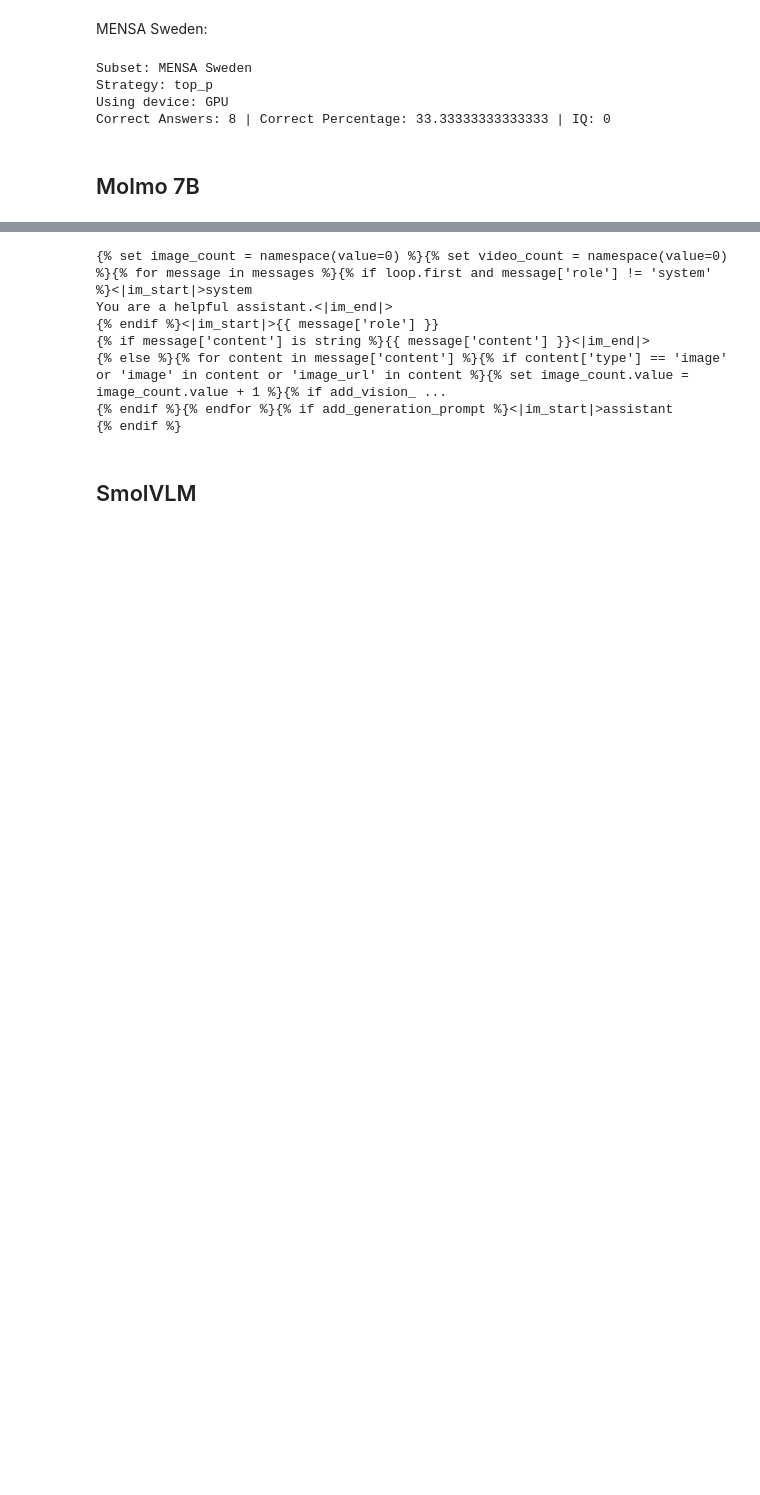
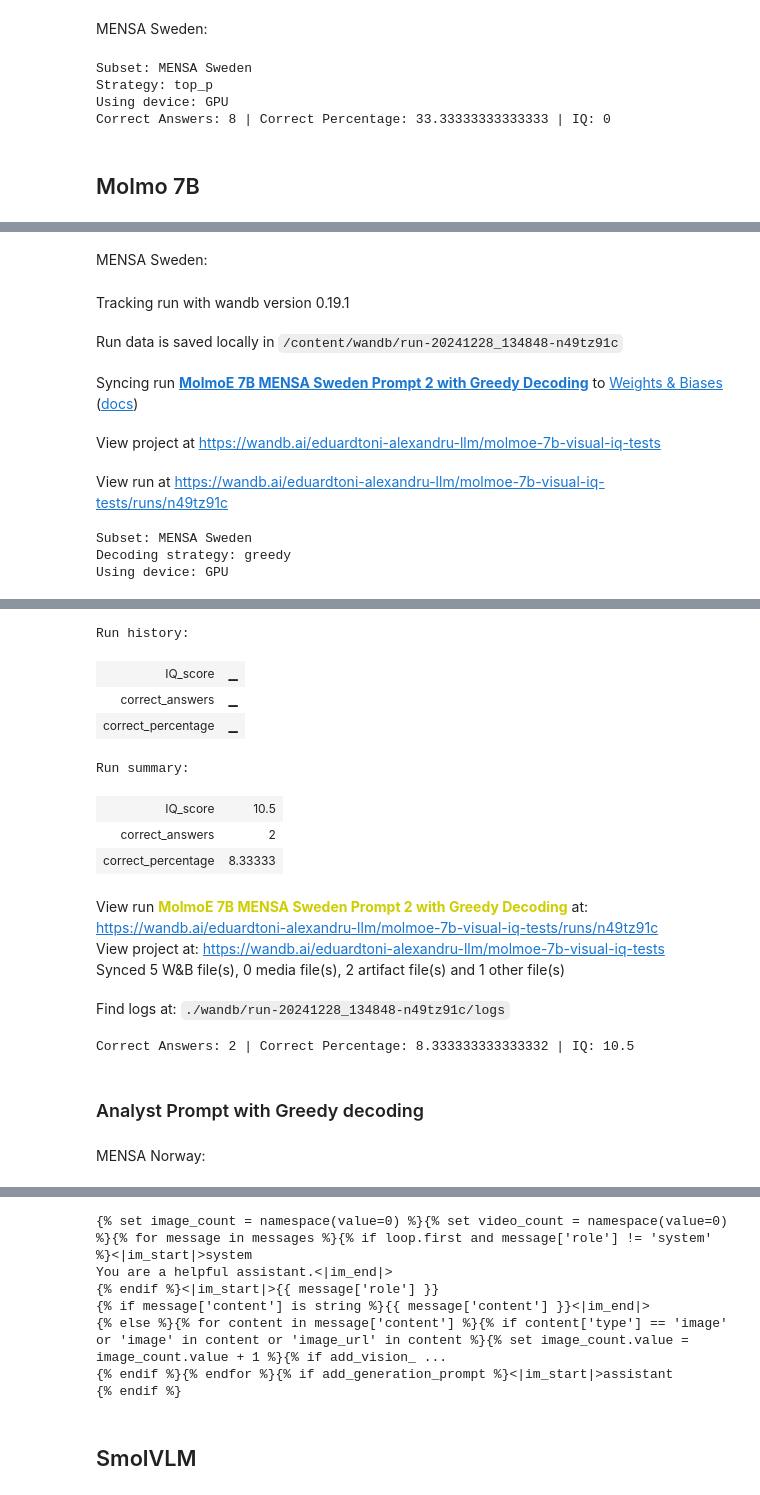
Before and after one commit to eduardalexandrut/llm-iq-test, a Jupyter notebook: LLM_visual_iq_test.ipynb, the cells around one changed output, grey strips where cells are left out. Drawn from its saved outputs; the diff is of its cells as text; code cells hidden in the pictures; blank space fills up the shorter version.

Commit message:
Tested MolmoE-7B quantized model 4bit with greedy decoding.

```diff
--- a/LLM_visual_iq_test.ipynb
+++ b/LLM_visual_iq_test.ipynb
@@ -331,6 +343 @@ def get_in_context_prompt(prompt, categories, answer, explanations):
     return formatted_prompt
-# %%
-import random
-def get_similar_question(question_category):
-  similar_questions = dataset['train'].filter(lambda x: question_category in x['categories'])
-  return random.choice(similar_questions)
@@ -497,7 +521,7 @@ prompts = {
             {'type':'image'},
             {
                     'type': 'text',
-                    'text': 'This is a similar question to the one you were given. The category of the problem is: /category{}'
+                    'text': 'This is a similar question to the one you were given. The category of the problem is: /category{}.'
             },
             {'type': 'image'},
             {
@@ -510,7 +534,7 @@ prompts = {
             },
             {
                     'type': 'text',
-                    'text': 'Using the two images, and the example problem given, determine the pattern in the first image. Select the letter above the drawing in the second image that best completes the missing cell. Return your answer in the following JSON format: {"answer": your selected letter, "explanation": your reasoning here}. Ensure the answer is formatted correctly in JSON without "" symbols within the explanation. If the JSON format is incorrect, it will result in a penalty.'
+                    'text': 'Using the two images, and the example problem given, determine the pattern in the first image. Select the letter above the drawing in the second image that best completes the missing cell. Don\'t copy the explanation given as an example. Come up with your own explanation. Return your answer in the following JSON format: {"answer": your selected letter, "explanation": your reasoning here}. Ensure the answer is formatted correctly in JSON without "" symbols within the explanation. If the JSON format is incorrect, it will result in a penalty.'
             }
 
         ]
@@ -3118,0 +3488,8 @@ Correct Answers: 8 | Correct Percentage: 33.33333333333333 | IQ: 0
+# %%
+processor.chat_template = chat_template
+# %%
+from transformers.image_utils import load_image
+q = load_image(dataset['train'][46]['question_img'])
+a = load_image(dataset['train'][46]['multiple_answer_img'])
+
+text_prompt = processor.apply_chat_template(prompts['prompt_1'], add_generation_prompt=True)
@@ -3118,0 +3763,34 @@ Correct Answers: 8 | Correct Percentage: 33.33333333333333 | IQ: 0
+# %% [markdown]
+MENSA Sweden:
+# %%
+params = {'decoding_strategy':'greedy','subset':'MENSA Sweden'}
+wandb.init(
+    project="molmoe-7b-visual-iq-tests",
+    name="MolmoE 7B MENSA Sweden Prompt 2 with Greedy Decoding",
+    config={
+        "model":"MolmoE 7B",
+        "subset": params["subset"],
+        "decoding_strategy": params["decoding_strategy"],
+        "device": "cuda",
+        "prompt":"prompt_2"
+    },
+)
+
+
+mensa_sweden_answers = test_split_molmo(dataset, model, prompts['prompt_2'], processor, **params)
+mensa_sweden_score = get_score(mensa_sweden_answers, dataset)
+# Log to W&B
+log_answers_to_wandb(mensa_sweden_answers, mensa_sweden_score)
+
+# Finish the W&B run
+wandb.finish()
+print(f'Correct Answers: {mensa_sweden_score[0]} | Correct Percentage: {mensa_sweden_score[1]} | IQ: {mensa_sweden_score[2]}' )
+# %% [output]
+Tracking run with wandb version 0.19.1
+Run data is saved locally in /content/wandb/run-20241228_134848-n49tz91c
+Syncing run MolmoE 7B MENSA Sweden Prompt 2 with Greedy Decoding to Weights & Biases (docs)
+View project at https://wandb.ai/eduardtoni-alexandru-llm/molmoe-7b-visual-iq-tests
+View run at https://wandb.ai/eduardtoni-alexandru-llm/molmoe-7b-visual-iq-tests/runs/n49tz91c
+Subset: MENSA Sweden
+Decoding strategy: greedy
+Using device: GPU
@@ -3118,0 +3798,17 @@ Correct Answers: 8 | Correct Percentage: 33.33333333333333 | IQ: 0
+Run history:
+| IQ_score | ▁ |
+| correct_answers | ▁ |
+| correct_percentage | ▁ |
+Run summary:
+| IQ_score | 10.5 |
+| correct_answers | 2 |
+| correct_percentage | 8.33333 |
+View run MolmoE 7B MENSA Sweden Prompt 2 with Greedy Decoding at: https://wandb.ai/eduardtoni-alexandru-llm/molmoe-7b-visual-iq-tests/runs/n49tz91c
+View project at: https://wandb.ai/eduardtoni-alexandru-llm/molmoe-7b-visual-iq-tests
+Synced 5 W&B file(s), 0 media file(s), 2 artifact file(s) and 1 other file(s)
+Find logs at: ./wandb/run-20241228_134848-n49tz91c/logs
+Correct Answers: 2 | Correct Percentage: 8.333333333333332 | IQ: 10.5
+# %% [markdown]
+### Analyst Prompt with Greedy decoding
+# %% [markdown]
+MENSA Norway:
```
Also changed, not shown: parts of 85 cells of this notebook.
